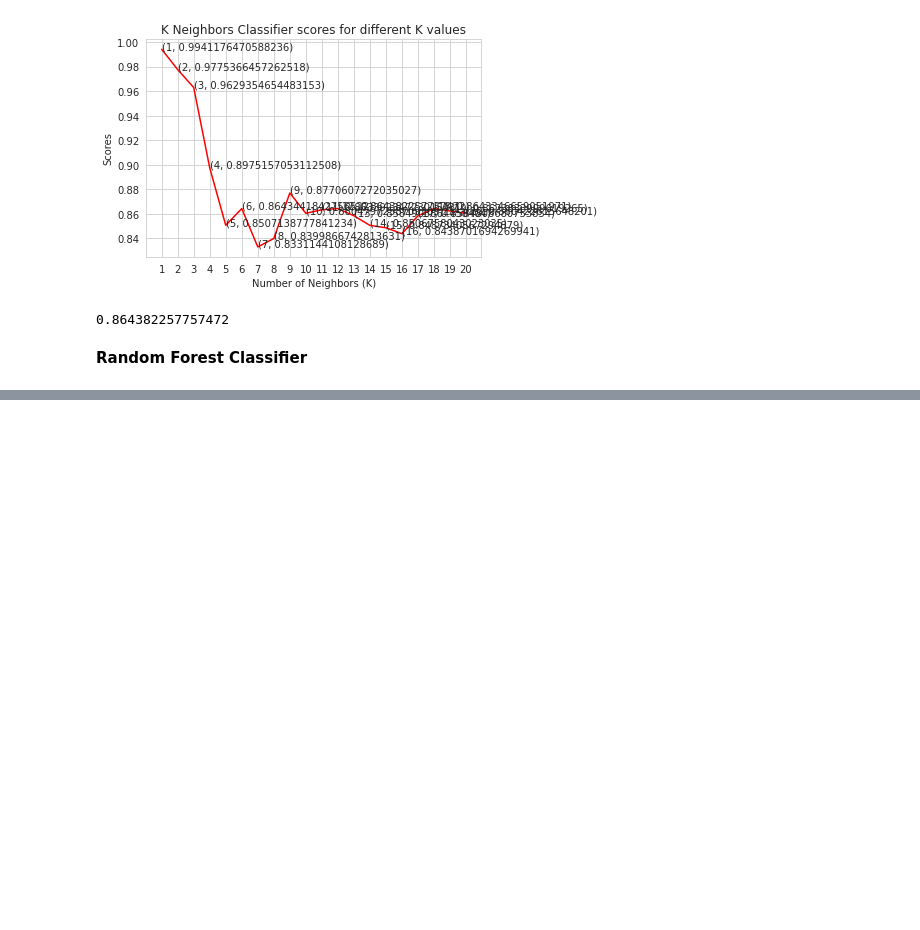
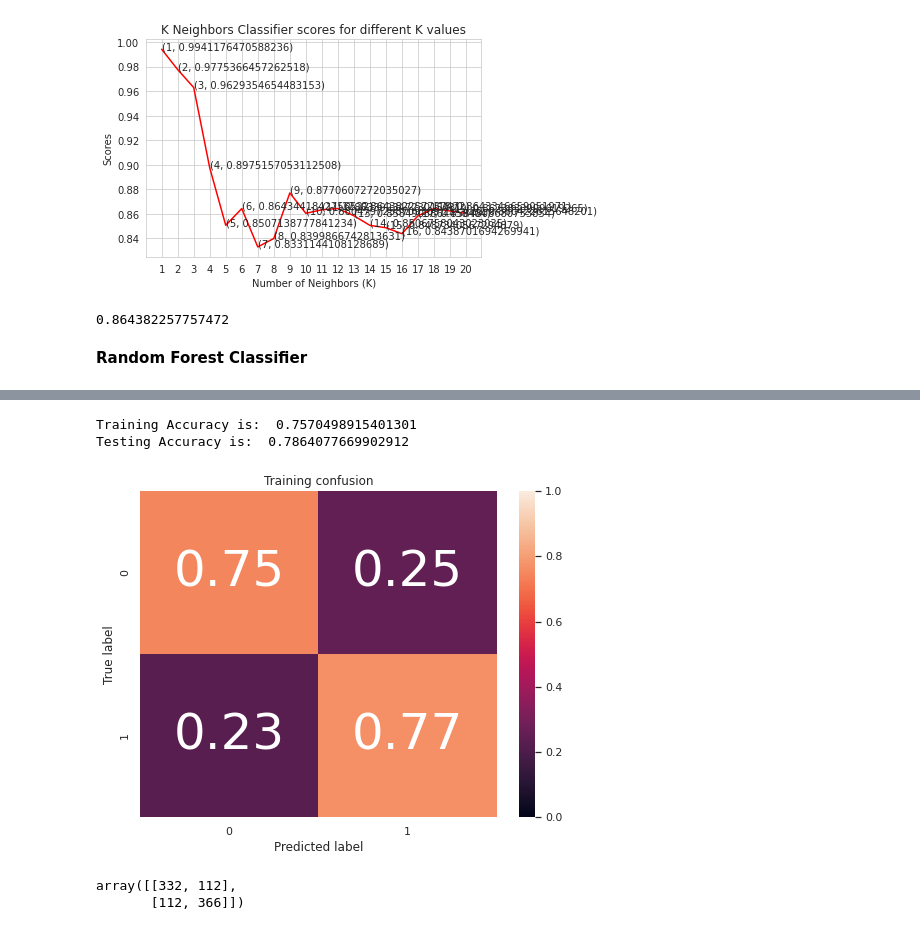
Before and after one commit to brotheramin/MachineLearning, a Jupyter notebook: HeartDiseasePrediction.ipynb, the cells around one changed output, grey strips where cells are left out. Cells and saved outputs as stored; diff of their text form; code cells hidden in the pictures; blank space fills up the shorter version.

```diff
--- a/HeartDiseasePrediction.ipynb
+++ b/HeartDiseasePrediction.ipynb
@@ -165,0 +185,7 @@ score.mean()
+# %%
+X = df.drop('target', axis=1).values# Input features (attributes)
+y = df['target'].values # Target vector
+print('X shape: {}'.format(np.shape(X)))
+print('y shape: {}'.format(np.shape(y)))
+
+X_train, X_test, y_train, y_test = train_test_split(X, y, train_size = 0.9, test_size=0.1, random_state=0)
@@ -165,0 +195,3 @@ score.mean()
+# %%
+dt = DecisionTreeClassifier(criterion='entropy', max_depth=2, random_state=1)
+dt.fit(X_train, y_train)
@@ -165,0 +258,21 @@ score.mean()
+# %%
+# Accuracy on Train
+print("Training Accuracy is: ", dt.score(X_train, y_train))
+
+# Accuracy on Train
+print("Testing Accuracy is: ", dt.score(X_test, y_test))
+# %% [output]
+Training Accuracy is:  0.7570498915401301
+Testing Accuracy is:  0.7864077669902912
+# %%
+# Confusion Matrix function
+
+def plot_confusion_matrix(cm, classes=None, title='Confusion matrix'):
+    """Plots a confusion matrix."""
+    if classes is not None:
+        sns.heatmap(cm, xticklabels=classes, yticklabels=classes, vmin=0., vmax=1., annot=True, annot_kws={'size':50})
+    else:
+        sns.heatmap(cm, vmin=0., vmax=1.)
+    plt.title(title)
+    plt.ylabel('True label')
+    plt.xlabel('Predicted label')
@@ -165,0 +281,17 @@ score.mean()
+# %%
+y_pred = dt.predict(X_train)
+
+# Plotting Confusion Matrix
+cm = confusion_matrix(y_train, y_pred)
+cm_norm = cm/cm.sum(axis=1)[:, np.newaxis]
+plt.figure()
+plot_confusion_matrix(cm_norm, classes=dt.classes_, title='Training confusion')
+# %% [output]
+[figure, added]
+# %%
+y_pred = dt.predict(X_train)
+y_pred
+confusion_matrix(y_train, y_pred)
+# %% [output]
+array([[332, 112],
+       [112, 366]])
```
Also changed, not shown: parts of 10 cells of this notebook.
